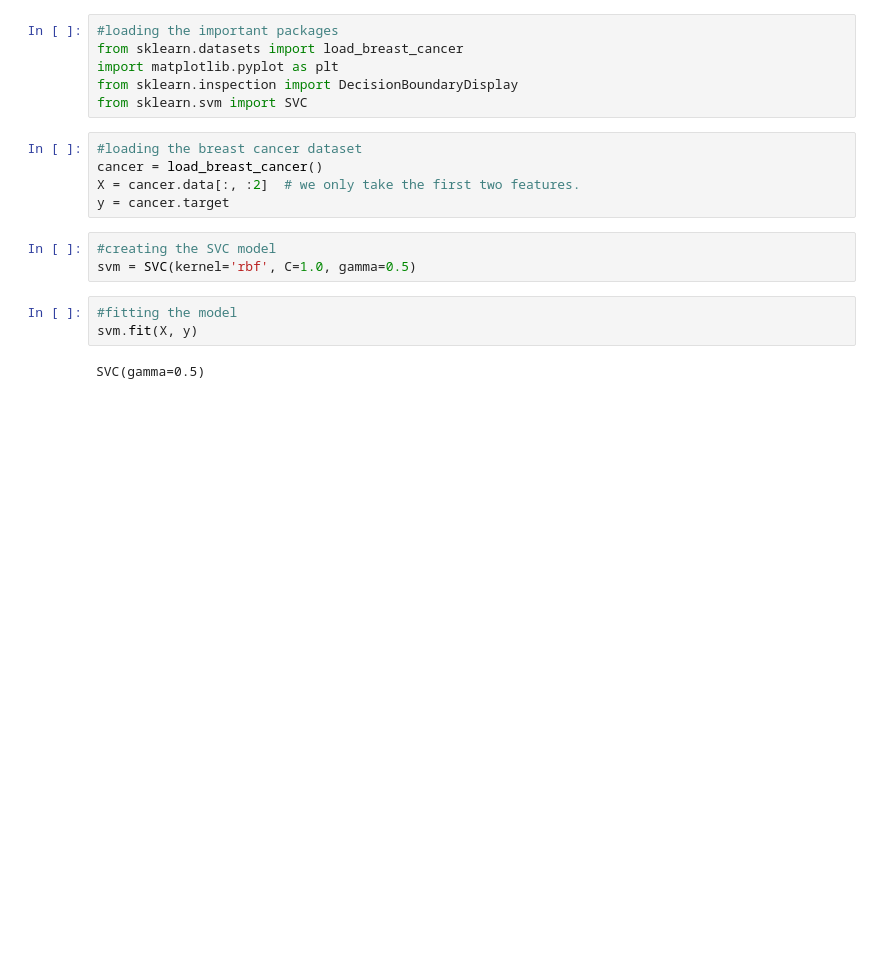
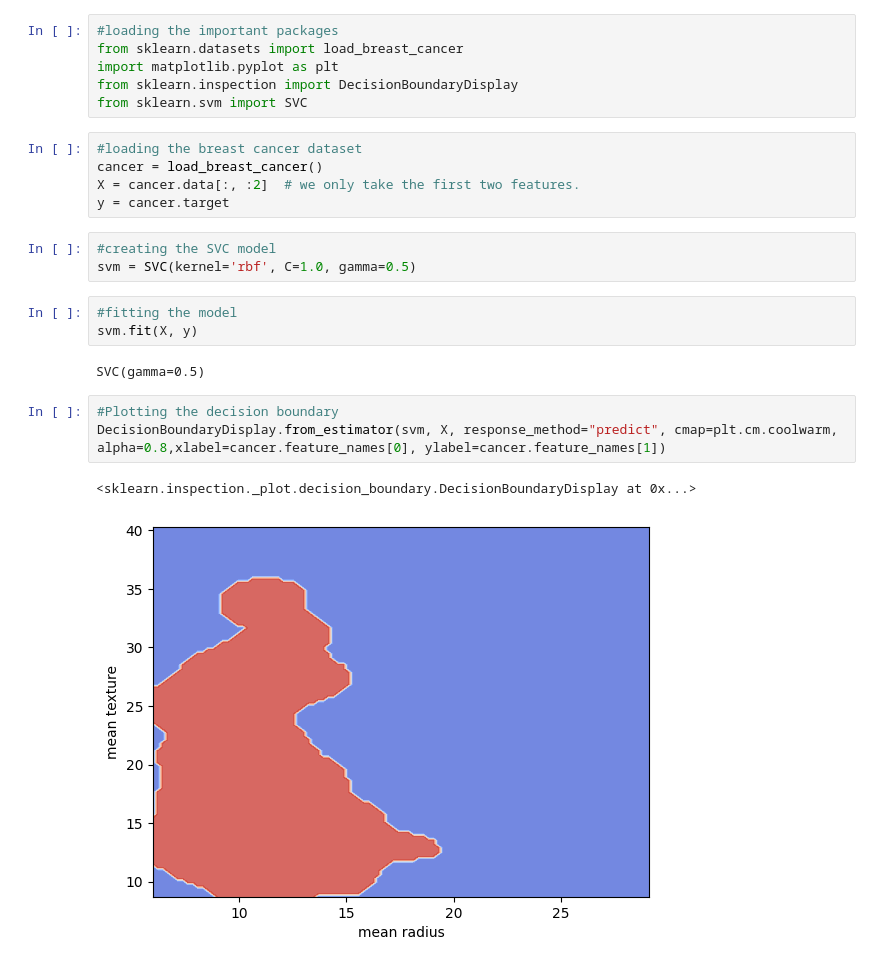
Before and after one commit to lucaskojo02/Breast-Cancer, a Jupyter notebook: breastcancer.ipynb, the cells around one changed output. Drawn from its saved outputs; the diff is of its cells as text; blank space fills up the shorter version.

Commit message:
Plotted the decision boundary

```diff
--- a/breastcancer.ipynb
+++ b/breastcancer.ipynb
@@ -17,3 +17,9 @@ svm = SVC(kernel='rbf', C=1.0, gamma=0.5)
 svm.fit(X, y)
 # %% [output]
 SVC(gamma=0.5)
+# %%
+#Plotting the decision boundary
+DecisionBoundaryDisplay.from_estimator(svm, X, response_method="predict", cmap=plt.cm.coolwarm, alpha=0.8,xlabel=cancer.feature_names[0], ylabel=cancer.feature_names[1])
+# %% [output]
+<sklearn.inspection._plot.decision_boundary.DecisionBoundaryDisplay at 0x...>
+[figure, added]
```
